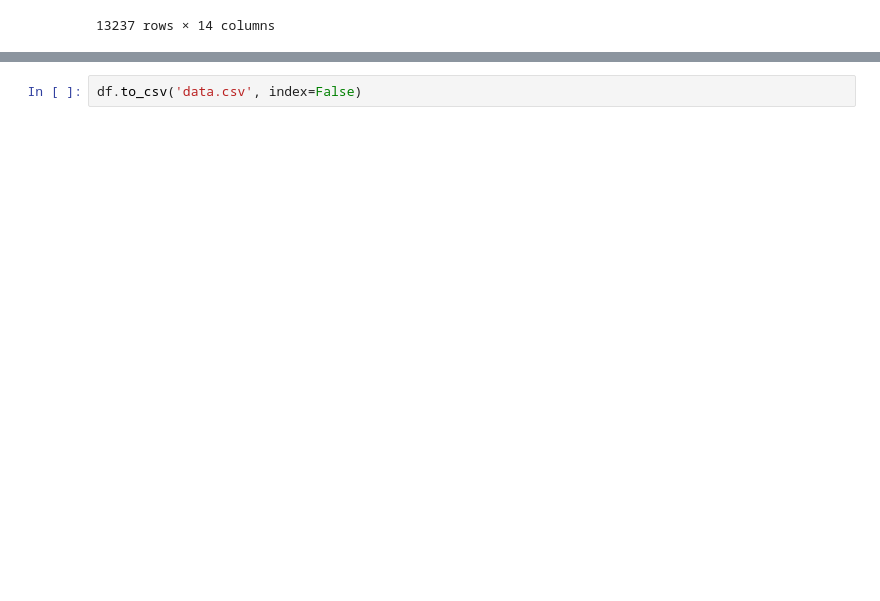
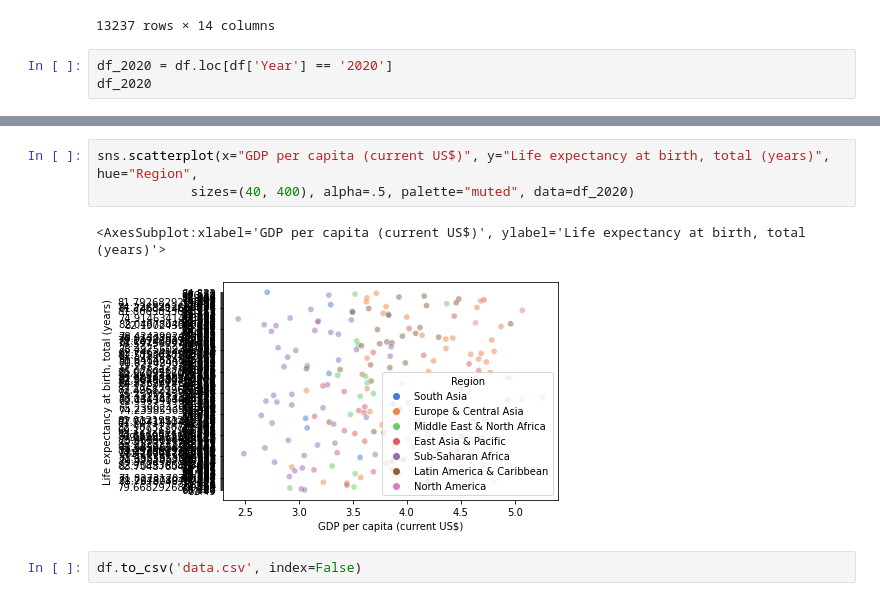
Before and after one commit to endjin/Endjin.RecommendedPractices.AzureDevopsPipelines.Python, a Jupyter notebook: worldbank_data.ipynb, the cells around one changed output, grey strips where cells are left out. Saved outputs shown, nothing was run; the diff lists cells and outputs as text; blank space fills up the shorter version.

Commit message:
Added Seaborn scatter plot.

```diff
--- a/worldbank_data.ipynb
+++ b/worldbank_data.ipynb
@@ -228,3 +229,6 @@ See the caveats in the documentation: https://pandas.pydata.org/pandas-docs/stab
 | 16224 | Zimbabwe | ZWE | 2019 | 140.3203125 | 16932434838.6928 | 3.063016 | ... |
 | 16225 | Zimbabwe | ZWE | 2020 | 140.3203125 | 16768513442.6415 | 3.052390 | ... |
 13237 rows × 14 columns
+# %%
+df_2020 = df.loc[df['Year'] == '2020']
+df_2020
@@ -231,2 +249,8 @@ See the caveats in the documentation: https://pandas.pydata.org/pandas-docs/stab
+# %%
+sns.scatterplot(x="GDP per capita (current US$)", y="Life expectancy at birth, total (years)", hue="Region",
+            sizes=(40, 400), alpha=.5, palette="muted", data=df_2020)
+# %% [output]
+<AxesSubplot:xlabel='GDP per capita (current US$)', ylabel='Life expectancy at birth, total (years)'>
+[figure, added]
 # %%
 df.to_csv('data.csv', index=False)
```
Also changed, not shown: parts of 2 cells of this notebook, 2 other files.
